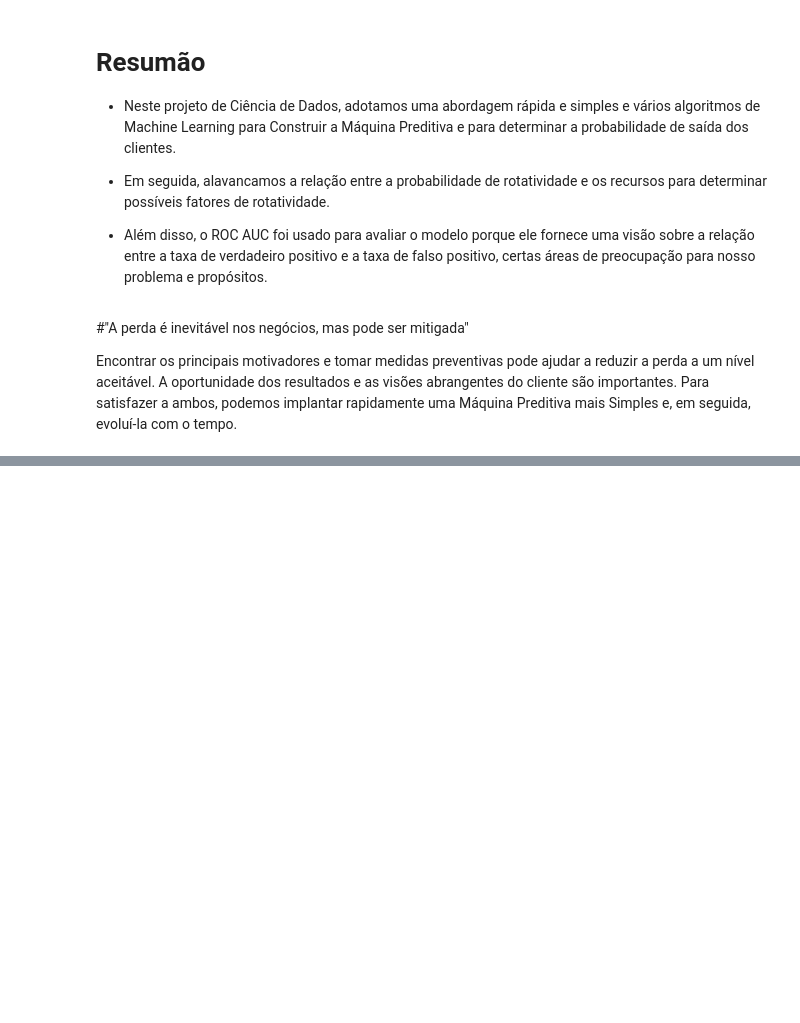
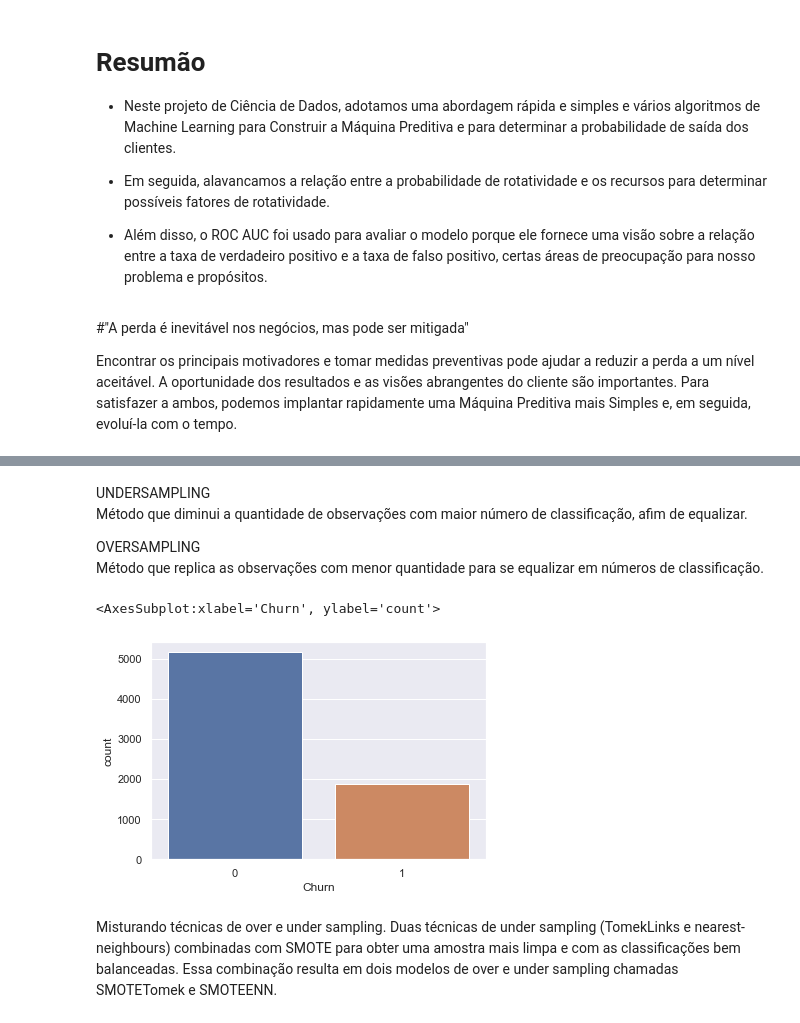
Before and after one commit to rafaeloureirosm/Estudos-Regressao-Linear, a Jupyter notebook: Projeto Churn/Prevendo_a_Perda_de_Clientes_de_Operadoras_de_Telefonia_Churn_Analysis.ipynb, the cells around one changed output, grey strips where cells are left out. Drawn from its saved outputs; the diff is of its cells as text; code cells hidden in the pictures; blank space fills up the shorter version.

Commit message:
add SMOTEENN

```diff
--- a/Projeto Churn/Prevendo_a_Perda_de_Clientes_de_Operadoras_de_Telefonia_Churn_Analysis.ipynb
+++ b/Projeto Churn/Prevendo_a_Perda_de_Clientes_de_Operadoras_de_Telefonia_Churn_Analysis.ipynb
@@ -469,0 +489,13 @@ Encontrar os principais motivadores e tomar medidas preventivas pode ajudar a re
+# %% [markdown]
+UNDERSAMPLING<br>
+Método que diminui a quantidade de observações com maior número de classificação, afim de equalizar.
+
+OVERSAMPLING<br>
+Método que replica as observações com menor quantidade para se equalizar em números de classificação.
+# %%
+# Explore Churn
+df_onehot['Churn'].value_counts()
+sns.countplot(df_onehot['Churn'])
+# %% [output]
+<AxesSubplot:xlabel='Churn', ylabel='count'>
+[figure, added]
@@ -469,0 +506,3 @@ Encontrar os principais motivadores e tomar medidas preventivas pode ajudar a re
+# %% [markdown]
+Misturando técnicas de over e under sampling.
+Duas técnicas de under sampling (TomekLinks e nearest-neighbours) combinadas com SMOTE para obter uma amostra mais limpa e com as classificações bem balanceadas. Essa combinação resulta em dois modelos de over e under sampling chamadas SMOTETomek e SMOTEENN.
```
Also changed, not shown: parts of 12 cells of this notebook.
